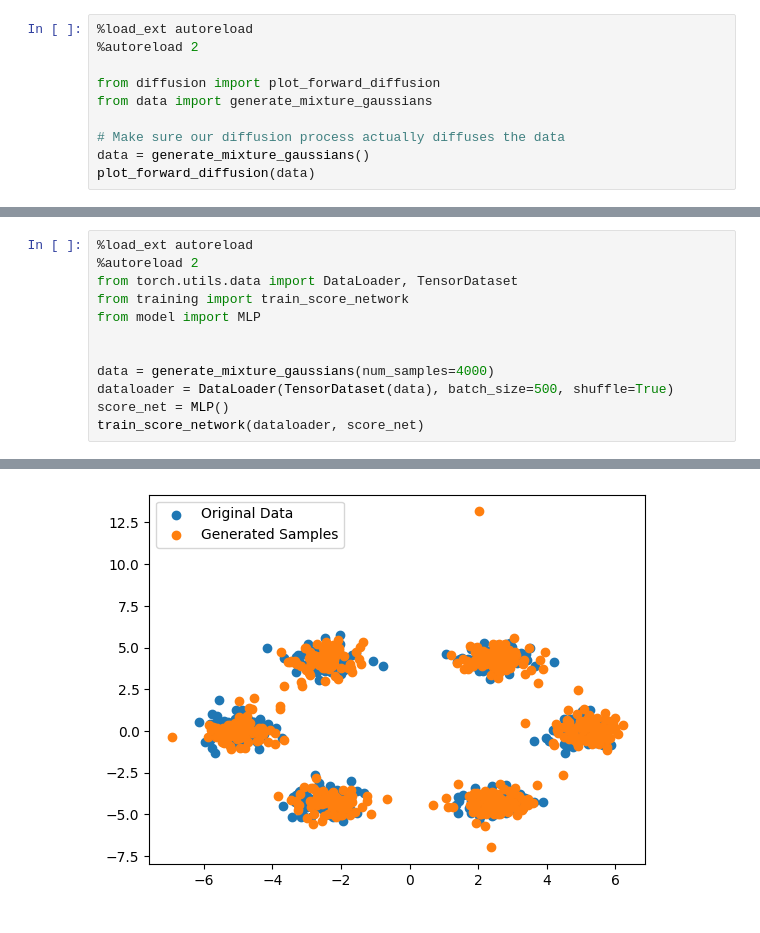
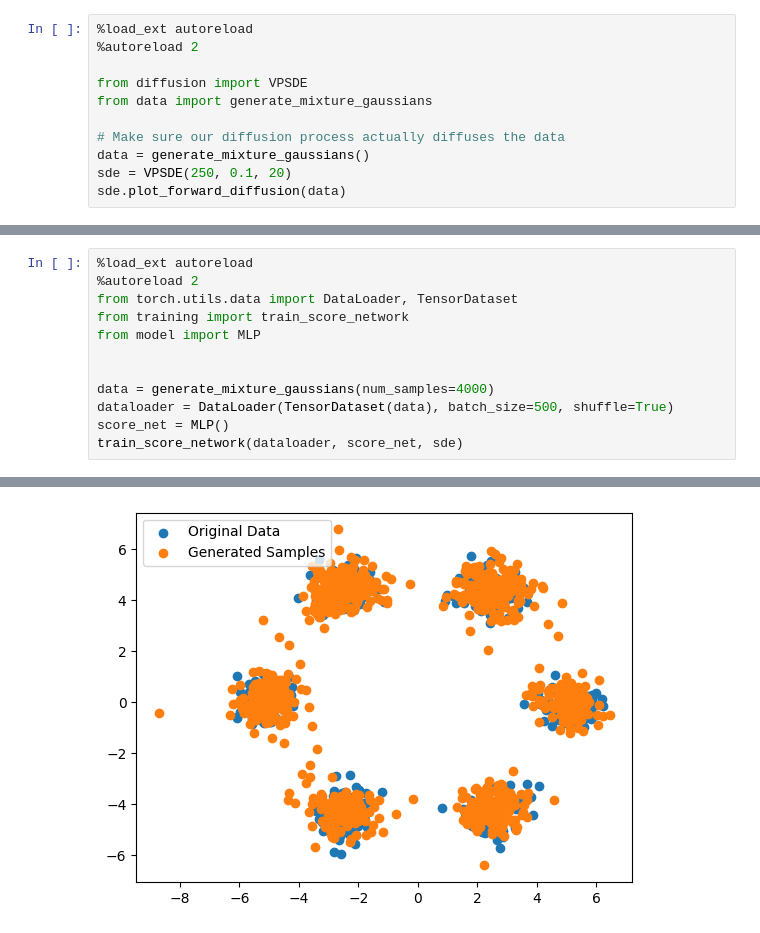
Before and after one commit to Stephen-Robbins/Score_Based_Diffusion, a Jupyter notebook: examples.ipynb, the cells around one changed output, grey strips where cells are left out. Saved outputs shown, nothing was run; the diff lists cells and outputs as text.

Commit message:
Created generalized SDE class, tested on point data and MNIST

```diff
--- a/examples.ipynb
+++ b/examples.ipynb
@@ -2,12 +2,13 @@
 %load_ext autoreload
 %autoreload 2
 
-from diffusion import plot_forward_diffusion
+from diffusion import VPSDE
 from data import generate_mixture_gaussians
 
 # Make sure our diffusion process actually diffuses the data
 data = generate_mixture_gaussians()
-plot_forward_diffusion(data)
+sde = VPSDE(250, 0.1, 20)
+sde.plot_forward_diffusion(data)
 # %% [output]
 The autoreload extension is already loaded. To reload it, use:
   %reload_ext autoreload
@@ -23,7 +24,7 @@ from model import MLP
 data = generate_mixture_gaussians(num_samples=4000)
 dataloader = DataLoader(TensorDataset(data), batch_size=500, shuffle=True)
 score_net = MLP()
-train_score_network(dataloader, score_net)
+train_score_network(dataloader, score_net, sde)
 # %% [output]
 The autoreload extension is already loaded. To reload it, use:
   %reload_ext autoreload
@@ -41 +42 @@ Epoch: 1000 and Loss: 0.1877063512802124
-[figure, old version]
+[figure, new version]
```
Also changed, not shown: parts of 4 cells of this notebook, 3 other files.
